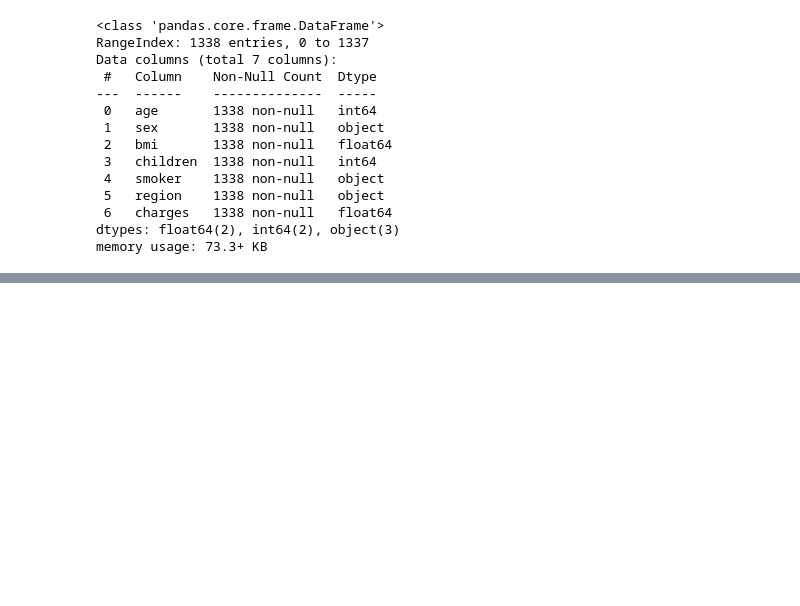
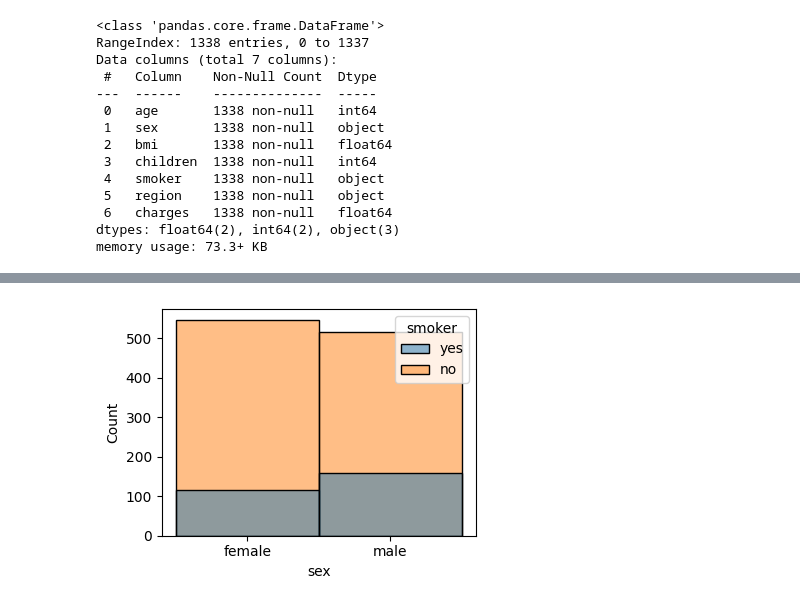
Before and after one commit to PazReumante/linear-regression-project-tutorial, a Jupyter notebook: explore.ipynb, the cells around one changed output, grey strips where cells are left out. Cells and saved outputs as stored; diff of their text form; code cells hidden in the pictures; blank space fills up the shorter version.

Commit message:
Project resolved

```diff
--- a/explore.ipynb
+++ b/explore.ipynb
@@ -3,7 +5,7 @@
 # %%
 import pandas as pd
 
-df = pd.read_csv("https://raw.githubusercontent.com/4GeeksAcademy/linear-regression-project-tutorial/main/medical_insurance_cost.csv")
+df = pd.read_csv("medical_insurance_cost.csv")
 df.head()
 # %% [output]
 |  | age | sex | bmi | children | smoker | region | charges |
@@ -29,3 +31,6 @@ Data columns (total 7 columns):
  6   charges   1338 non-null   float64
 dtypes: float64(2), int64(2), object(3)
 memory usage: 73.3+ KB
+# %%
+df.drop(["region"], axis = 1, inplace = True)
+df.head()
@@ -31,0 +44,15 @@ memory usage: 73.3+ KB
+# %%
+#CATEGORICAL ANALYSIS
+
+import seaborn as sns
+import matplotlib.pyplot as plt
+
+fig, axis = plt.subplots(1, 1, figsize=(4, 3))
+
+sns.histplot(ax=axis, data=df, x="sex", hue="smoker")
+
+plt.tight_layout()
+
+plt.show()
+# %% [output]
+[figure, added]
```
Also changed, not shown: parts of 20 cells of this notebook.
